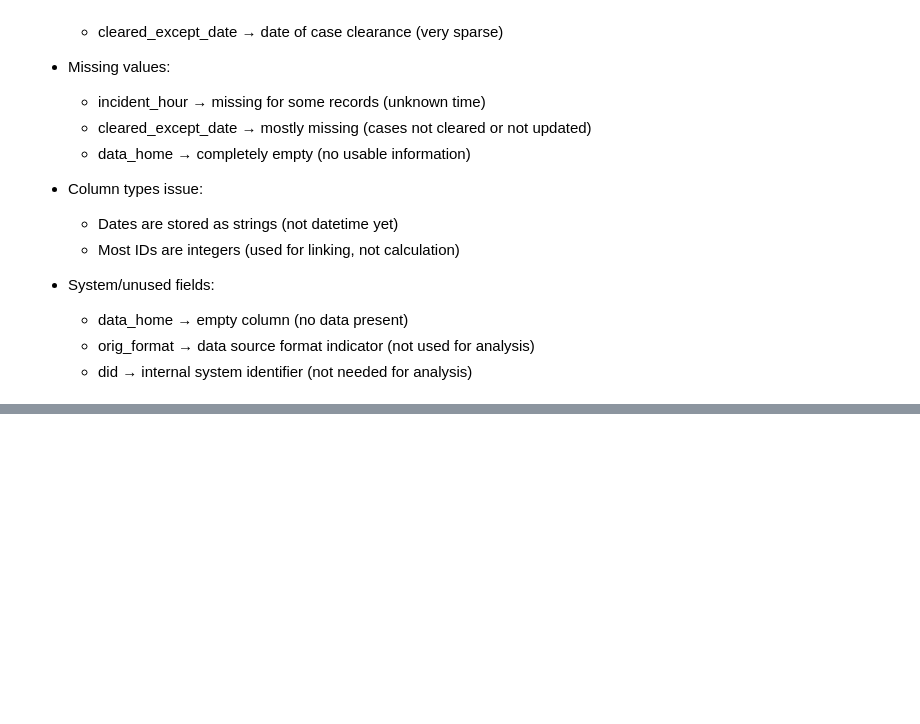
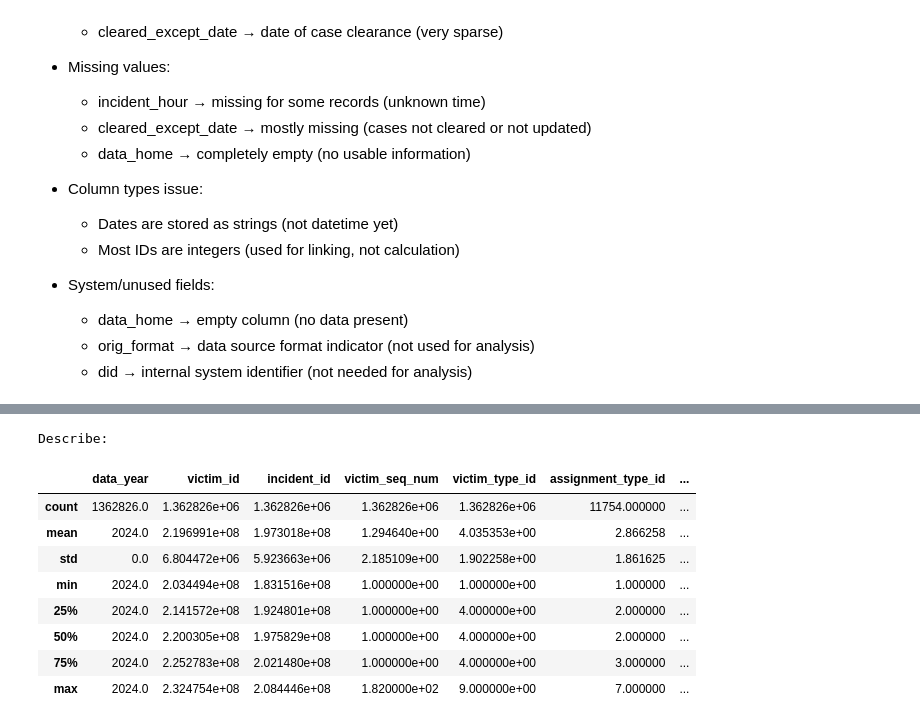
Before and after one commit to diana-angeline33/fbi-crime-analysis, a Jupyter notebook: notebooks/crime_analysis.ipynb, the cells around one changed output, grey strips where cells are left out. Cells and saved outputs as stored; diff of their text form; code cells hidden in the pictures; blank space fills up the shorter version.

```diff
--- a/notebooks/crime_analysis.ipynb
+++ b/notebooks/crime_analysis.ipynb
@@ -155,0 +196,14 @@ dtype: int64
+# %%
+print("Describe: ")
+victims.describe()
+# %% [output]
+Describe:
+|  | data_year | victim_id | incident_id | victim_seq_num | victim_type_id | assignment_type_id | ... |
+| count | 1362826.0 | 1.362826e+06 | 1.362826e+06 | 1.362826e+06 | 1.362826e+06 | 11754.000000 | ... |
+| mean | 2024.0 | 2.196991e+08 | 1.973018e+08 | 1.294640e+00 | 4.035353e+00 | 2.866258 | ... |
+| std | 0.0 | 6.804472e+06 | 5.923663e+06 | 2.185109e+00 | 1.902258e+00 | 1.861625 | ... |
+| min | 2024.0 | 2.034494e+08 | 1.831516e+08 | 1.000000e+00 | 1.000000e+00 | 1.000000 | ... |
+| 25% | 2024.0 | 2.141572e+08 | 1.924801e+08 | 1.000000e+00 | 4.000000e+00 | 2.000000 | ... |
+| 50% | 2024.0 | 2.200305e+08 | 1.975829e+08 | 1.000000e+00 | 4.000000e+00 | 2.000000 | ... |
+| 75% | 2024.0 | 2.252783e+08 | 2.021480e+08 | 1.000000e+00 | 4.000000e+00 | 3.000000 | ... |
+| max | 2024.0 | 2.324754e+08 | 2.084446e+08 | 1.820000e+02 | 9.000000e+00 | 7.000000 | ... |
```
Also changed, not shown: parts of 39 cells of this notebook.
